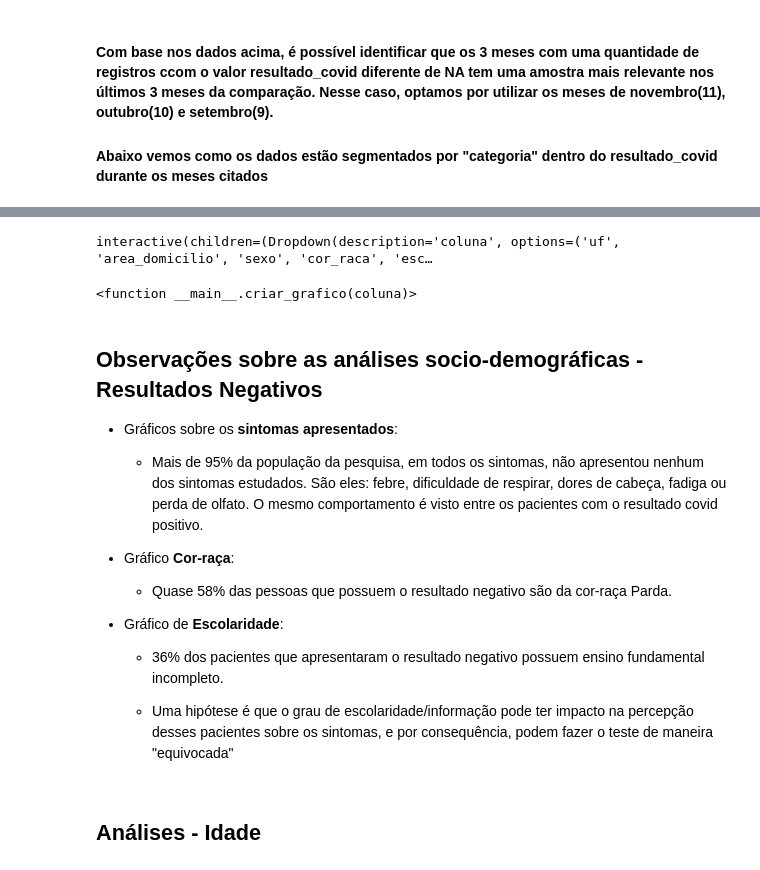
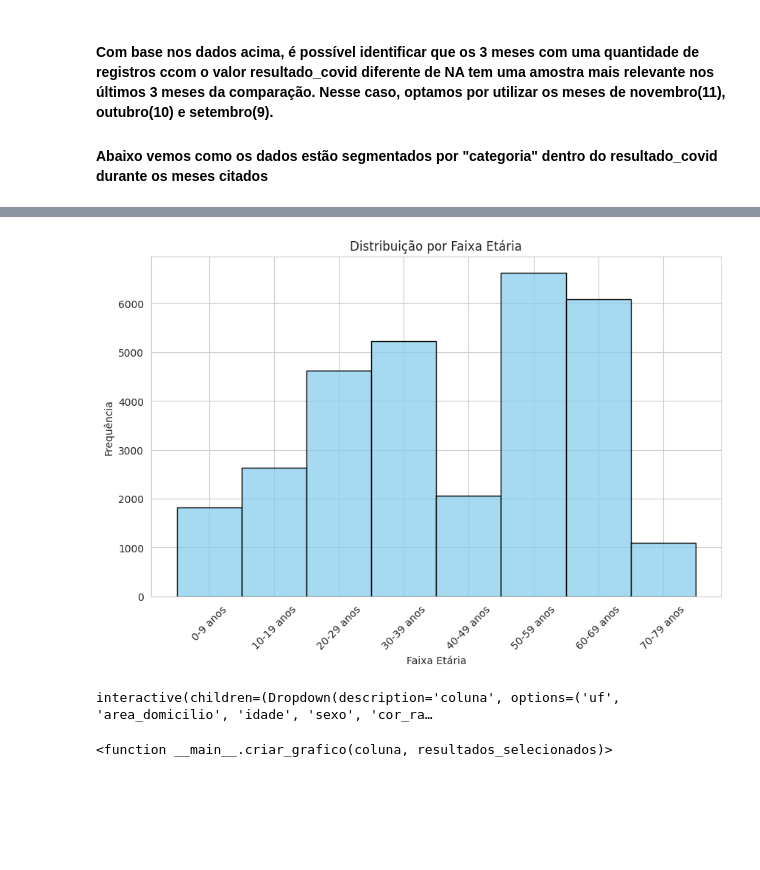
Before and after one commit to pehls/gp27_techchallenge_3, a Jupyter notebook: notebooks/004_iob_socio_demographic_analysis.ipynb, the cells around one changed output, grey strips where cells are left out. Cells and saved outputs as stored; diff of their text form; code cells hidden in the pictures; blank space fills up the shorter version.

```diff
--- a/notebooks/004_iob_socio_demographic_analysis.ipynb
+++ b/notebooks/004_iob_socio_demographic_analysis.ipynb
@@ -191,0 +252,14 @@ interactive(children=(Dropdown(description='coluna', options=('uf', 'area_domici
+# %%
+df = query_job.to_dataframe()
+
+# Defina a função para converter idade em faixa etária
+def idade_para_faixa_etaria(idade):
+    if idade >= 70:
+        return "+70"
+    faixa_etaria = (idade // 10) * 10
+    return f'{faixa_etaria}-{faixa_etaria + 9} anos'
+
+# Aplique a função à coluna 'idade' e substitua os valores na própria coluna
+df['idade'] = df['idade'].apply(idade_para_faixa_etaria)
+
+df.head()
@@ -192,16 +274,31 @@ interactive(children=(Dropdown(description='coluna', options=('uf', 'area_domici
+# %%
+# Defina a ordem das faixas etárias
+ordem_faixas_etarias = ['0-9 anos', '10-19 anos', '20-29 anos', '30-39 anos', '40-49 anos', '50-59 anos', '60-69 anos', '70-79 anos', '80-89 anos', '90-99 anos', '100-109 anos', '110-119 anos']
+
+# Crie o histograma ordenado com Seaborn
+sns.set_style("whitegrid")
+plt.figure(figsize=(10, 6))
+sns.histplot(data=df, x='idade', bins=len(ordem_faixas_etarias), kde=False, color='skyblue', edgecolor='black', discrete=True)
+plt.xlabel('Faixa Etária')
+plt.ylabel('Frequência')
+plt.title('Distribuição por Faixa Etária')
+plt.xticks(rotation=45)
+plt.gca().set_xticklabels(ordem_faixas_etarias)
+plt.show()
+# %% [output]
+[figure, added]
 # %%
-import pandas as pd
-import matplotlib.pyplot as plt
-from ipywidgets import interact
-
 # Filtrar o DataFrame para incluir apenas os meses 9, 10 e 11
 meses_selecionados = [9, 10, 11]
 df_filtrado = df[df['mes'].isin(meses_selecionados)]
 
 # Função para criar um gráfico interativo com percentuais
-def criar_grafico(coluna):
-    # Filtrar o DataFrame com base na coluna selecionada e remover valores "NA".
-    df_filtrado_coluna = df_filtrado[(df_filtrado['resultado_covid'] == 'Não ') & (df_filtrado[coluna] != 'NA')]
+def criar_grafico(coluna, resultados_selecionados):
+    if not resultados_selecionados:
+        resultados_selecionados = df['idade'].unique()
+
+    # Filtrar o DataFrame com base na coluna selecionada e nos resultados escolhidos
+    df_filtrado_coluna = df_filtrado[df_filtrado['idade'].isin(resultados_selecionados) & (df_filtrado[coluna] != 'NA')]
 
     # Calcular a distribuição em percentuais.
     percentuais = df_filtrado_coluna[coluna].value_counts(normalize=True) * 100
@@ -210,7 +307,7 @@ def criar_grafico(coluna):
     plt.figure(figsize=(20, 6))
     resultado_count = df_filtrado_coluna[coluna].value_counts()
     resultado_count.plot(kind='bar', color='skyblue')
-    plt.title(f'Distribuição de Resultados negativos de COVID-19 por {coluna}')
+    plt.title(f'Distribuição de Resultados positivos de COVID-19 por {coluna}')
     plt.xlabel(coluna)
     plt.ylabel('Percentual de casos (%)')
     plt.xticks(rotation=45)
@@ -222,27 +319,19 @@ def criar_grafico(coluna):
     plt.show()
 
 # Lista de colunas disponíveis para análise (excluindo 'idade' e 'semana_mes')
-colunas_disponiveis = [coluna for coluna in df.columns if coluna not in ['idade', 'semana_mes', 'resultado_covid', 'mes']]
+colunas_disponiveis = [coluna for coluna in df.columns if coluna not in ['semana_mes', 'resultado_covid', 'mes']]
+
+# Separe os valores "+70" dos outros valores de idade
+valores_idade = df['idade'].unique()
+valores_idade = [idade for idade in valores_idade if idade != "+70"]
+valores_idade = sorted(valores_idade) + ["+70"]
 
 # Widget de seleção para escolher a coluna
-interact(criar_grafico, coluna=colunas_disponiveis)
+interact(criar_grafico, coluna=colunas_disponiveis, resultados_selecionados=widgets.SelectMultiple(
+    options=valores_idade,
+    value=tuple(valores_idade),  # Converte para uma tupla
+    description='Idades',
+))
 # %% [output]
-interactive(children=(Dropdown(description='coluna', options=('uf', 'area_domicilio', 'sexo', 'cor_raca', 'esc…
+interactive(children=(Dropdown(description='coluna', options=('uf', 'area_domicilio', 'idade', 'sexo', 'cor_ra…
-<function __main__.criar_grafico(coluna)>
+<function __main__.criar_grafico(coluna, resultados_selecionados)>
-# %% [markdown]
-## Observações sobre as análises socio-demográficas - Resultados Negativos
-
-* Gráficos sobre os **sintomas apresentados**:
-  * Mais de 95% da população da pesquisa, em todos os sintomas, não apresentou nenhum dos sintomas estudados. São eles: febre, dificuldade de respirar, dores de cabeça, fadiga ou perda de olfato. O mesmo comportamento é visto entre os pacientes com o resultado covid positivo.
-
-* Gráfico **Cor-raça**:
-
-  * Quase 58% das pessoas que possuem o resultado negativo são da cor-raça Parda.
-
-* Gráfico de **Escolaridade**:
-
-  * 36% dos pacientes que apresentaram o resultado negativo possuem ensino fundamental incompleto.
-
-  * Uma hipótese é que o grau de escolaridade/informação pode ter impacto na percepção desses pacientes sobre os sintomas, e por consequência, podem fazer o teste de maneira "equivocada"
-# %% [markdown]
-## Análises - Idade
```
Also changed, not shown: parts of 14 cells of this notebook.
